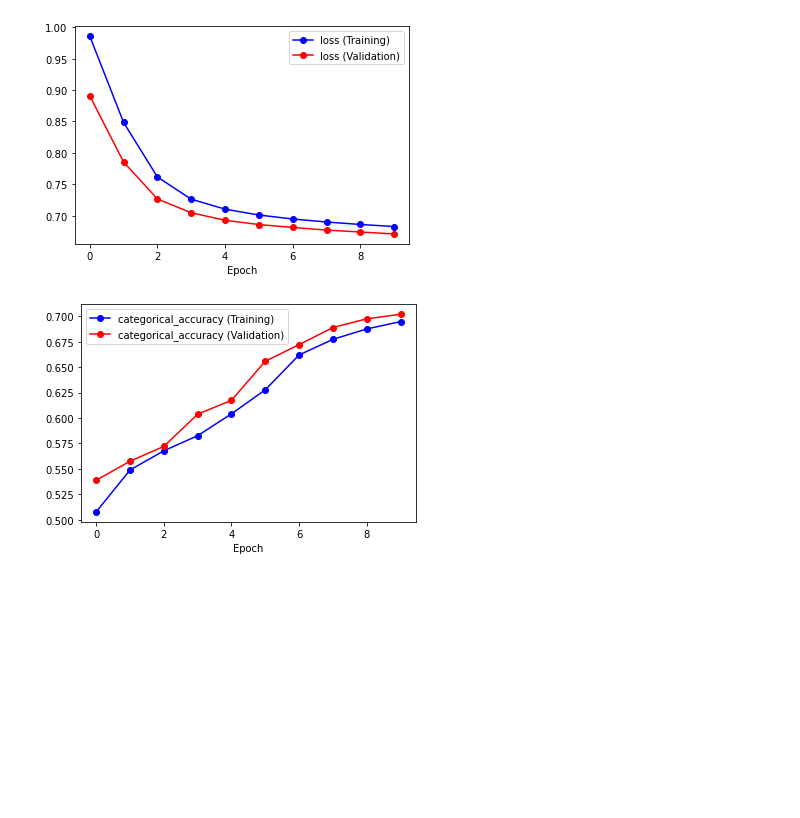
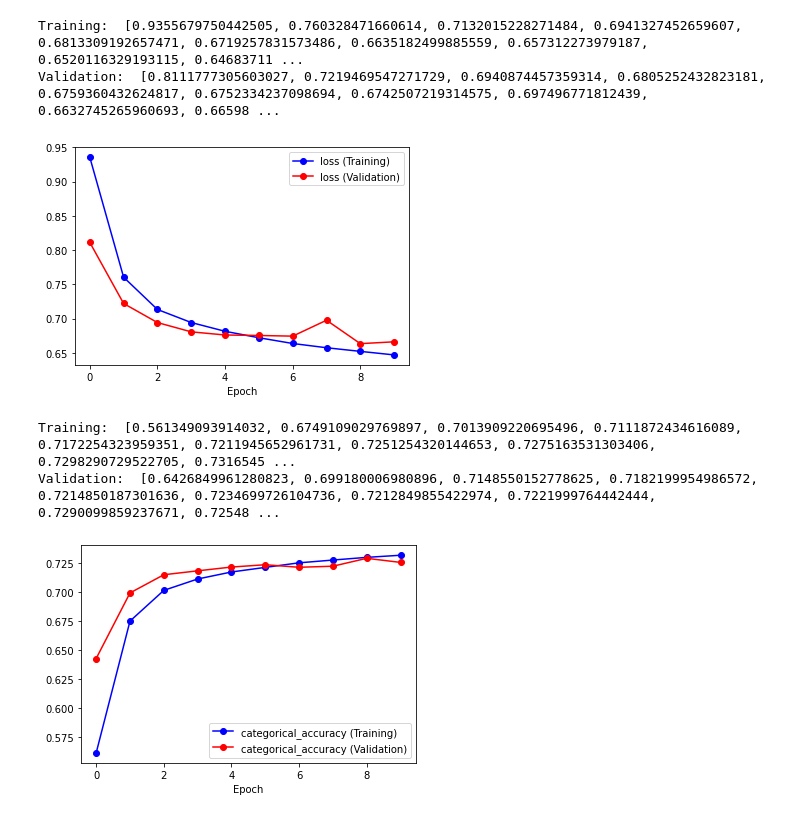
Before and after one commit to lucasrussell01/DeepPi, a Jupyter notebook: Evaluation/notebooks/plot_metrics.ipynb, the cells around one changed output. Cells and saved outputs as stored; diff of their text form; code cells hidden in the pictures; blank space fills up the shorter version.

Commit message:
New datasets with added images, training modifications

```diff
--- a/Evaluation/notebooks/plot_metrics.ipynb
+++ b/Evaluation/notebooks/plot_metrics.ipynb
@@ -7,16 +7,23 @@ from monitor_metrics import metric_plotter
 # runID = "c481a804abcf441aaaf23e2a5870c98f" # reduce to 1x1 archi
 # expID = "3"
 
-runID = "bcbd5e06e04c47d28ff64658053ccb93" # flatten when 3x3 archi
+# runID = "bcbd5e06e04c47d28ff64658053ccb93" # flatten when 3x3 archi
 expID = "3"
 
+# runID = "b57f060c17344293ae4a49d53776fec2" # no pooling archi]
+# runID = "2ea0956f9e9d4bf9a6e9eb01540397e5" # 20 epoch no pooling
 
+runID = "1393b405d5d34849b7bf783eba004e42" # more channels
 plotter = metric_plotter(expID, runID)
 # %%
-plotter.plot_metric("loss")
+plotter.plot_metric("loss", verbose=1)
 # %% [output]
+Training:  [0.9355679750442505, 0.760328471660614, 0.7132015228271484, 0.6941327452659607, 0.6813309192657471, 0.6719257831573486, 0.6635182499885559, 0.657312273979187, 0.6520116329193115, 0.64683711 ...
+Validation:  [0.8111777305603027, 0.7219469547271729, 0.6940874457359314, 0.6805252432823181, 0.6759360432624817, 0.6752334237098694, 0.6742507219314575, 0.697496771812439, 0.6632745265960693, 0.66598 ...
-[figure, old version]
+[figure, new version]
 # %%
-plotter.plot_metric("categorical_accuracy")
+plotter.plot_metric("categorical_accuracy", verbose=1)
 # %% [output]
+Training:  [0.561349093914032, 0.6749109029769897, 0.7013909220695496, 0.7111872434616089, 0.7172254323959351, 0.7211945652961731, 0.7251254320144653, 0.7275163531303406, 0.7298290729522705, 0.7316545 ...
+Validation:  [0.6426849961280823, 0.699180006980896, 0.7148550152778625, 0.7182199954986572, 0.7214850187301636, 0.7234699726104736, 0.7212849855422974, 0.7221999764442444, 0.7290099859237671, 0.72548 ...
-[figure, old version]
+[figure, new version]
```
Also changed, not shown: 5 other files.
